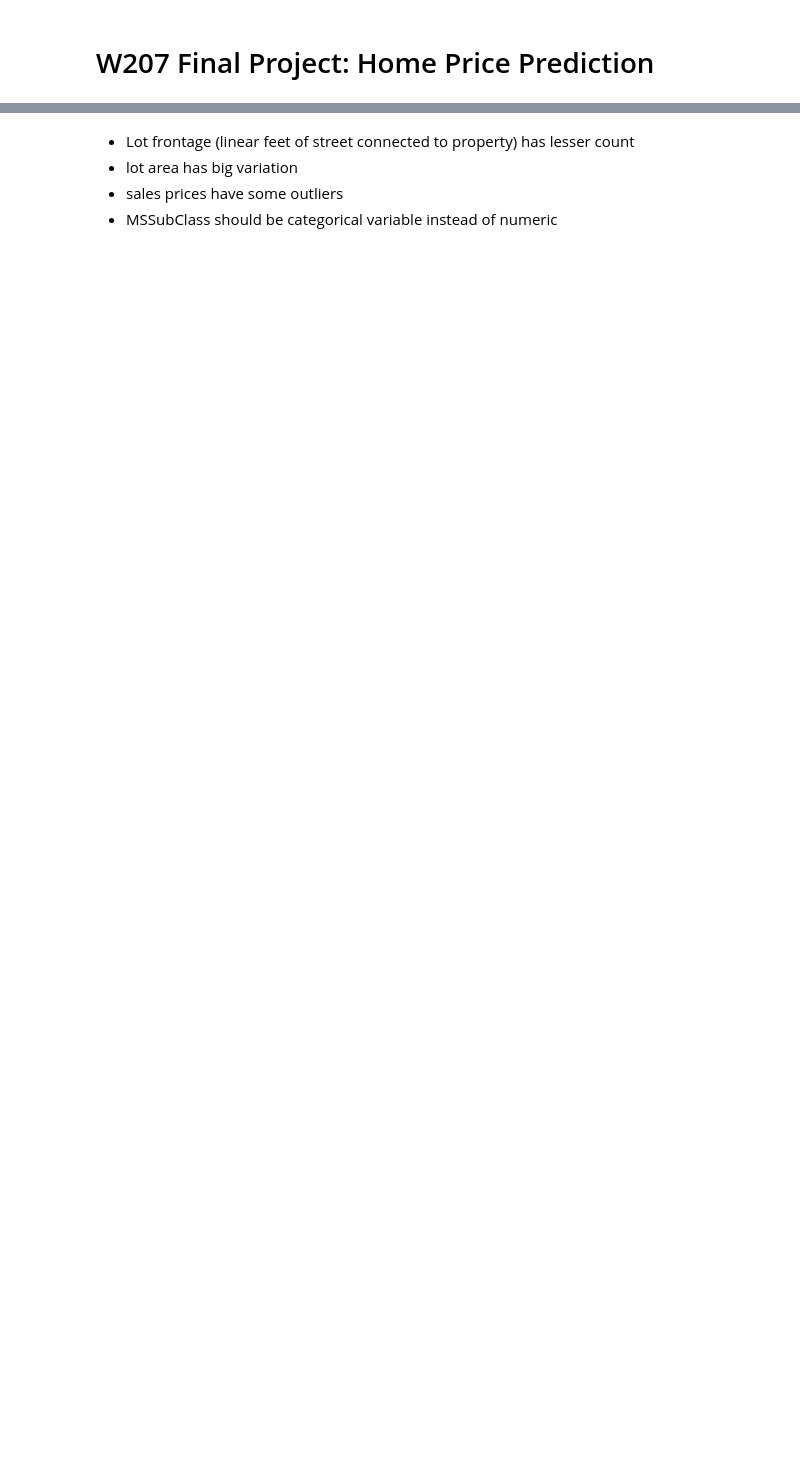
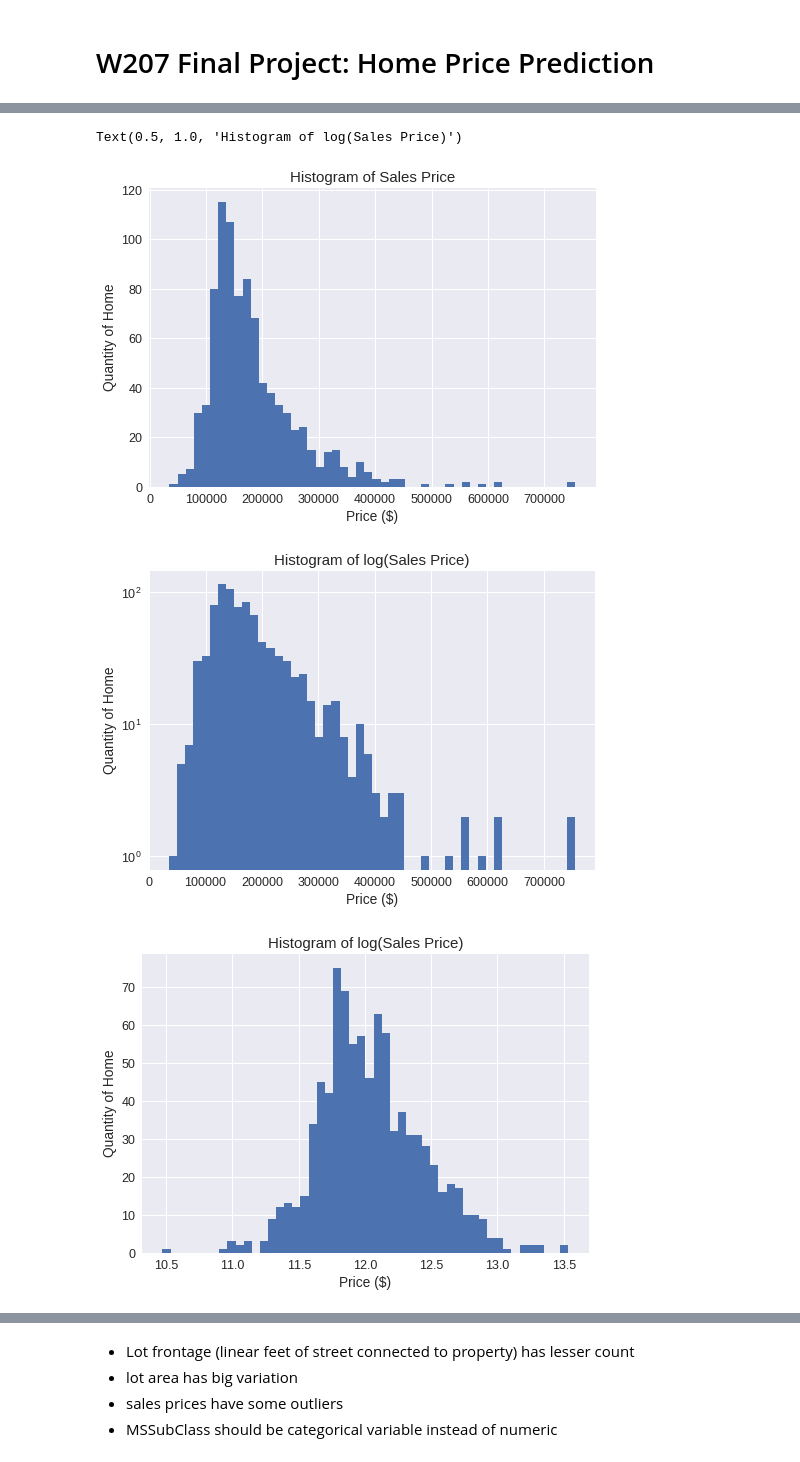
Before and after one commit to jjpeh/W207, a Jupyter notebook: W207_Home_Price_Prediction.ipynb, the cells around one changed output, grey strips where cells are left out. Saved outputs shown, nothing was run; the diff lists cells and outputs as text; code cells hidden in the pictures; blank space fills up the shorter version.

```diff
--- a/W207_Home_Price_Prediction.ipynb
+++ b/W207_Home_Price_Prediction.ipynb
@@ -86,0 +204,30 @@ Index(['Id', 'MSSubClass', 'MSZoning', 'LotFrontage', 'LotArea', 'Street',
+# %%
+# Transformation on variables
+transform_df = top25_df.copy() # create a copy on df to retain original data. transform_df will be used to store log values
+transform_df['SalePrice'] = np.log(transform_df['SalePrice'])
+
+# some initial plots on SalesPrice
+plt.figure(1)
+plt.hist("SalePrice", bins=50, data=top25_df)
+plt.xlabel("Price ($)")
+plt.ylabel("Quantity of Home")
+plt.title("Histogram of Sales Price")
+
+plt.figure(2)
+#sns.distplot(top25_df['SalePrice'])
+plt.hist("SalePrice", bins=50, data=top25_df, log=True)
+plt.xlabel("Price ($)")
+plt.ylabel("Quantity of Home")
+plt.title("Histogram of log(Sales Price)")
+
+# plot 3 is the expected log transformation
+plt.figure(3)
+plt.hist("SalePrice", bins=50, data=transform_df, log=False)
+plt.xlabel("Price ($)")
+plt.ylabel("Quantity of Home")
+plt.title("Histogram of log(Sales Price)")
+# %% [output]
+Text(0.5, 1.0, 'Histogram of log(Sales Price)')
+[figure, added]
+[figure, added]
+[figure, added]
```
Also changed, not shown: parts of 93 cells of this notebook.
